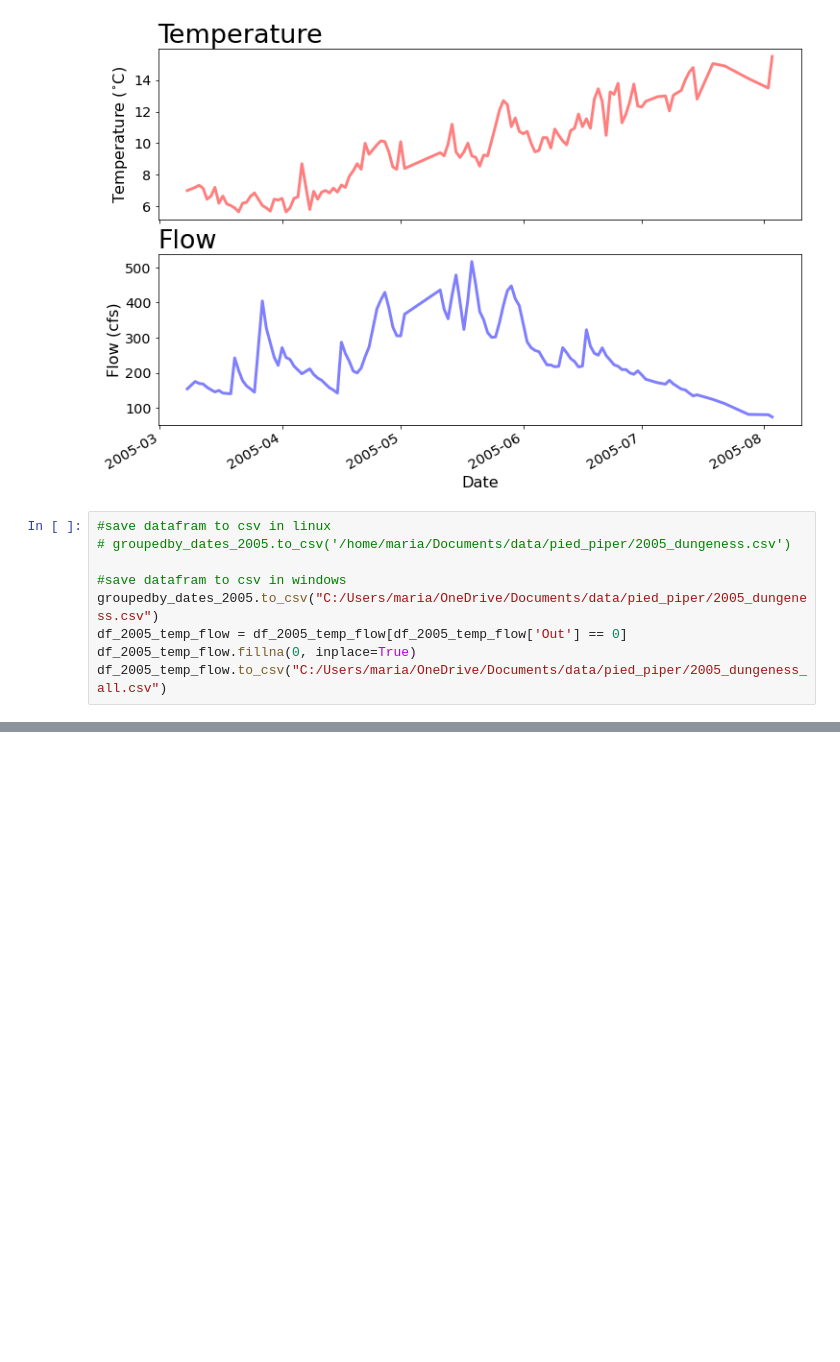
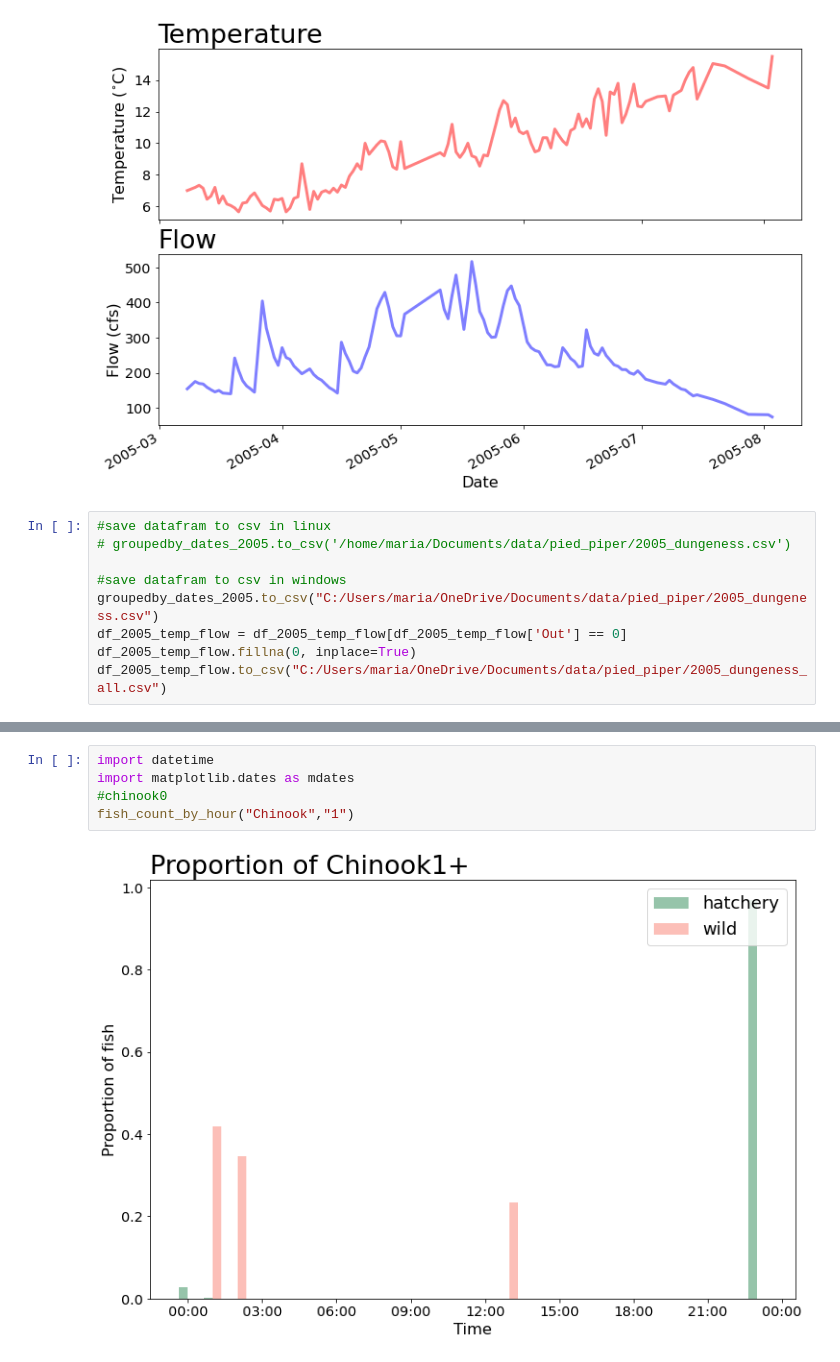
Before and after one commit to maria-kuruvilla/pied_piper, a Jupyter notebook: dungeness_2005-2014.ipynb, the cells around one changed output, grey strips where cells are left out. Drawn from its saved outputs; the diff is of its cells as text; blank space fills up the shorter version.

```diff
--- a/dungeness_2005-2014.ipynb
+++ b/dungeness_2005-2014.ipynb
@@ -366,0 +539,7 @@ df_2005_temp_flow.to_csv("C:/Users/maria/OneDrive/Documents/data/pied_piper/2005
+# %%
+import datetime
+import matplotlib.dates as mdates
+#chinook0
+fish_count_by_hour("Chinook","1")
+# %% [output]
+[figure, added]
```
Also changed, not shown: parts of 6 cells of this notebook, 8 other files.
